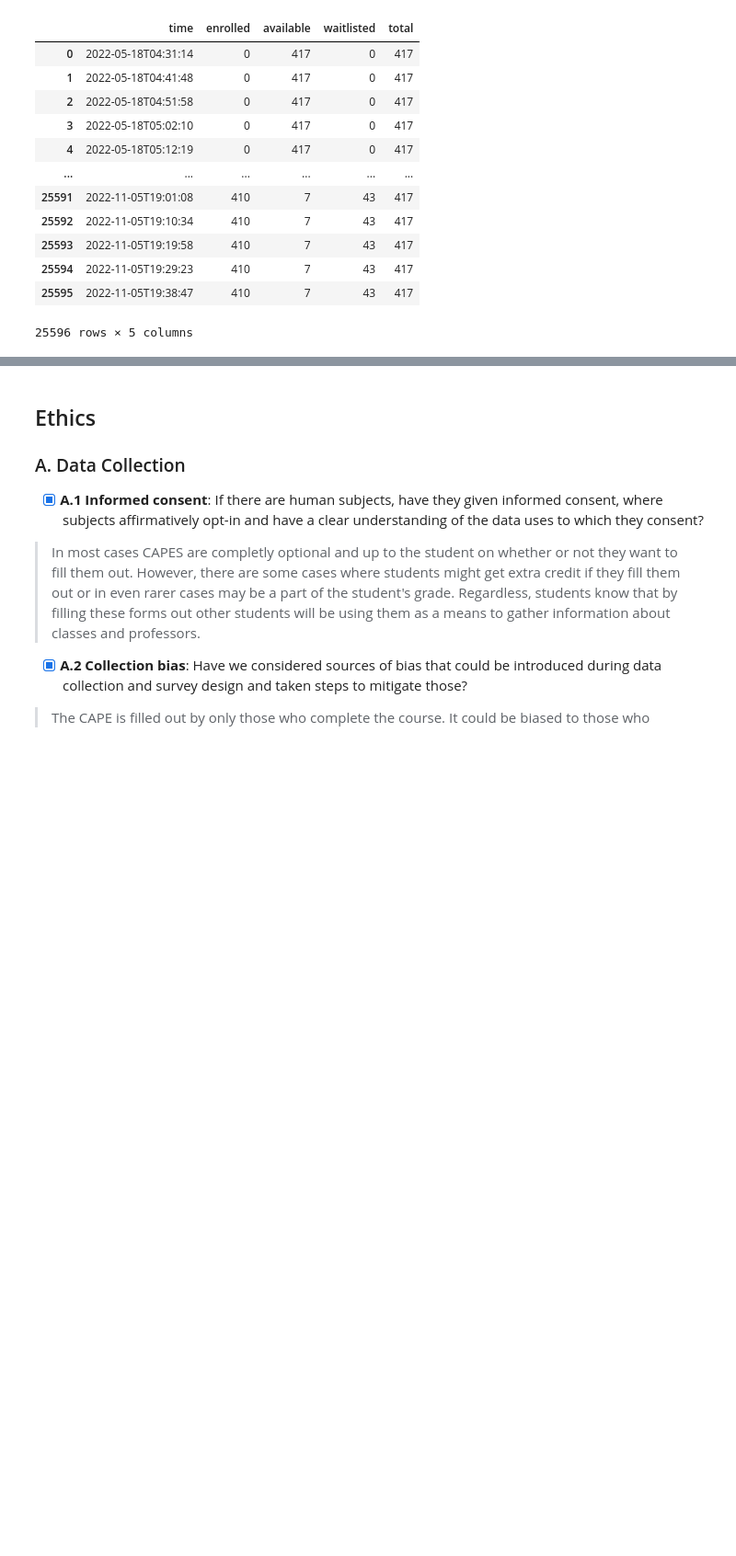
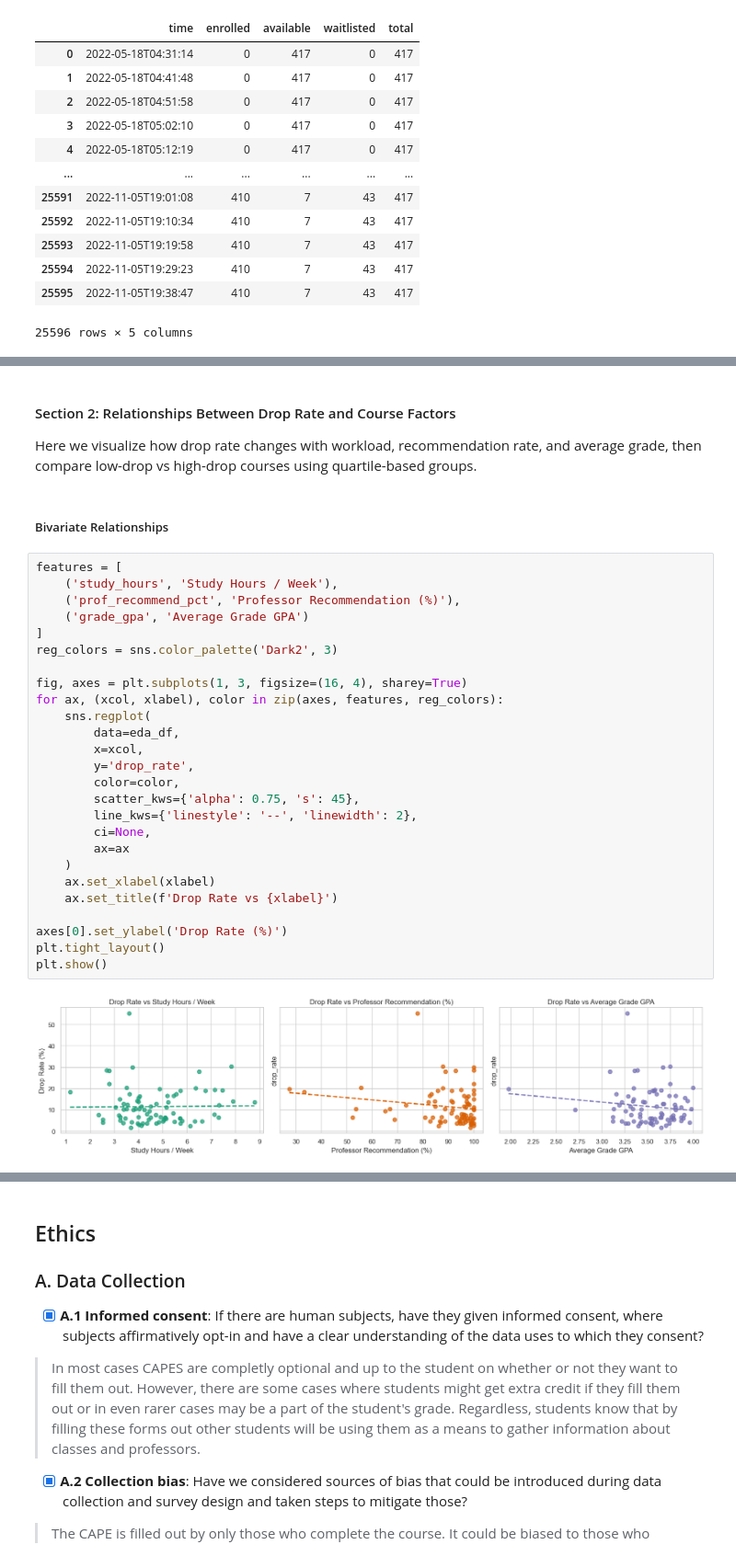
Before and after one commit to kaffa101/Group040_WI26, a Jupyter notebook: 02-EDACheckpoint.ipynb, the cells around one changed output, grey strips where cells are left out. Shown at 92% size. Drawn from its saved outputs; the diff is of its cells as text; blank space fills up the shorter version.

```diff
--- a/02-EDACheckpoint.ipynb
+++ b/02-EDACheckpoint.ipynb
@@ -315,0 +528,34 @@ Some more words and stuff.  Remember notebooks work best if you interleave the c
+# %% [markdown]
+#### Section 2: Relationships Between Drop Rate and Course Factors
+
+Here we visualize how drop rate changes with workload, recommendation rate, and average grade, then compare low-drop vs high-drop courses using quartile-based groups.
+# %% [markdown]
+##### Bivariate Relationships
+# %%
+features = [
+    ('study_hours', 'Study Hours / Week'),
+    ('prof_recommend_pct', 'Professor Recommendation (%)'),
+    ('grade_gpa', 'Average Grade GPA')
+]
+reg_colors = sns.color_palette('Dark2', 3)
+
+fig, axes = plt.subplots(1, 3, figsize=(16, 4), sharey=True)
+for ax, (xcol, xlabel), color in zip(axes, features, reg_colors):
+    sns.regplot(
+        data=eda_df,
+        x=xcol,
+        y='drop_rate',
+        color=color,
+        scatter_kws={'alpha': 0.75, 's': 45},
+        line_kws={'linestyle': '--', 'linewidth': 2},
+        ci=None,
+        ax=ax
+    )
+    ax.set_xlabel(xlabel)
+    ax.set_title(f'Drop Rate vs {xlabel}')
+
+axes[0].set_ylabel('Drop Rate (%)')
+plt.tight_layout()
+plt.show()
+# %% [output]
+[figure, added]
```
Also changed, not shown: parts of 25 cells of this notebook, 2 other files.
